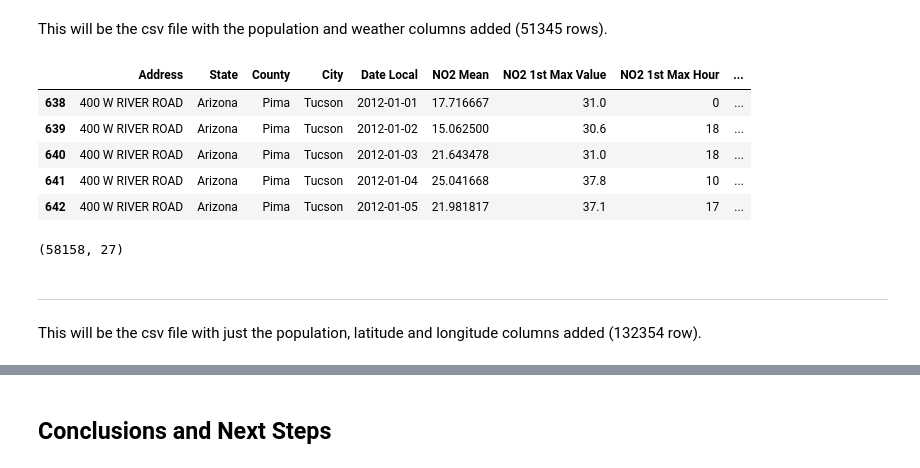
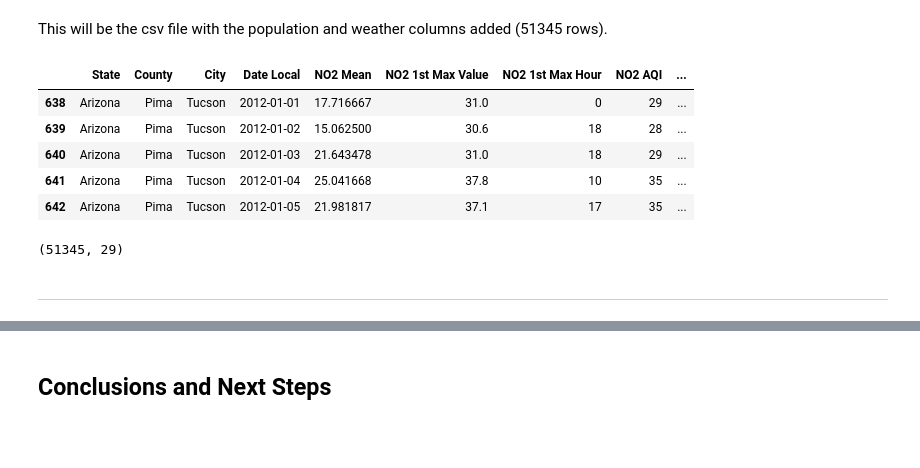
Before and after one commit to Sonya-J00/US_Air_Pollution_Team_2, a Jupyter notebook: jupyter_notebooks/Feature_Engineering.ipynb, the cells around one changed output, grey strips where cells are left out. Cells and saved outputs as stored; diff of their text form; code cells hidden in the pictures; blank space fills up the shorter version.

Commit message:
Feature_Engineering - month and year columns added

```diff
--- a/jupyter_notebooks/Feature_Engineering.ipynb
+++ b/jupyter_notebooks/Feature_Engineering.ipynb
@@ -816,0 +819,5 @@ Dropping rows with missing weather data has reduced the number of rows from 1323
+# %%
+df_final_imputed['Date Local'] = pd.to_datetime(df_final_imputed['Date Local'])
+df_final_imputed["Month"] = df_final_imputed["Date Local"].dt.month_name()
+df_final_imputed['Year'] = df_final_imputed['Date Local'].dt.year
+df_final_imputed.head()
@@ -821,55 +835,52 @@ Dropping rows with missing weather data has reduced the number of rows from 1323
 # %% [markdown]
 This will be the csv file with the population and weather columns added (51345 rows).
 # %%
-keep_col = ["Address",
-            "State",
+keep_col = ["State",
             "County",
             "City",
             "Date Local",
             "NO2 Mean",
             "NO2 1st Max Value",
             "NO2 1st Max Hour",
             "NO2 AQI",
             "O3 Mean",
             "O3 1st Max Value",
             "O3 1st Max Hour",
             "O3 AQI",
             "SO2 Mean",
             "SO2 1st Max Value",
             "SO2 1st Max Hour",
             "SO2 AQI",
             "CO Mean",
             "CO 1st Max Value",
             "CO 1st Max Hour",
             "CO AQI",
             "Population",
             "Latitude",
             "Longitude",
             "tmax",
             "prcp",
             "wspd",
             "pres",
+            "Month",
             "Year",
-            "Month",
 
 ]
 
 df_keep = df_final_imputed[keep_col]
 df_keep.head()
 # %% [output]
-|  | Address | State | County | City | Date Local | NO2 Mean | NO2 1st Max Value | NO2 1st Max Hour | ... |
-| 638 | 400 W RIVER ROAD | Arizona | Pima | Tucson | 2012-01-01 | 17.716667 | 31.0 | 0 | ... |
-| 639 | 400 W RIVER ROAD | Arizona | Pima | Tucson | 2012-01-02 | 15.062500 | 30.6 | 18 | ... |
-| 640 | 400 W RIVER ROAD | Arizona | Pima | Tucson | 2012-01-03 | 21.643478 | 31.0 | 18 | ... |
-| 641 | 400 W RIVER ROAD | Arizona | Pima | Tucson | 2012-01-04 | 25.041668 | 37.8 | 10 | ... |
-| 642 | 400 W RIVER ROAD | Arizona | Pima | Tucson | 2012-01-05 | 21.981817 | 37.1 | 17 | ... |
+|  | State | County | City | Date Local | NO2 Mean | NO2 1st Max Value | NO2 1st Max Hour | NO2 AQI | ... |
+| 638 | Arizona | Pima | Tucson | 2012-01-01 | 17.716667 | 31.0 | 0 | 29 | ... |
+| 639 | Arizona | Pima | Tucson | 2012-01-02 | 15.062500 | 30.6 | 18 | 28 | ... |
+| 640 | Arizona | Pima | Tucson | 2012-01-03 | 21.643478 | 31.0 | 18 | 29 | ... |
+| 641 | Arizona | Pima | Tucson | 2012-01-04 | 25.041668 | 37.8 | 10 | 35 | ... |
+| 642 | Arizona | Pima | Tucson | 2012-01-05 | 21.981817 | 37.1 | 17 | 35 | ... |
 # %%
 df_keep.shape
 # %% [output]
-(58158, 27)
+(51345, 29)
 # %%
 df_keep.to_csv("Dataset/EDA/pollution_us_2012_2016-population-weather.csv", index=False)
 # %% [markdown]
 ---
-# %% [markdown]
-This will be the csv file with just the population, latitude and longitude columns added (132354 row).
```
Also changed, not shown: parts of 9 cells of this notebook, 1 other file.
